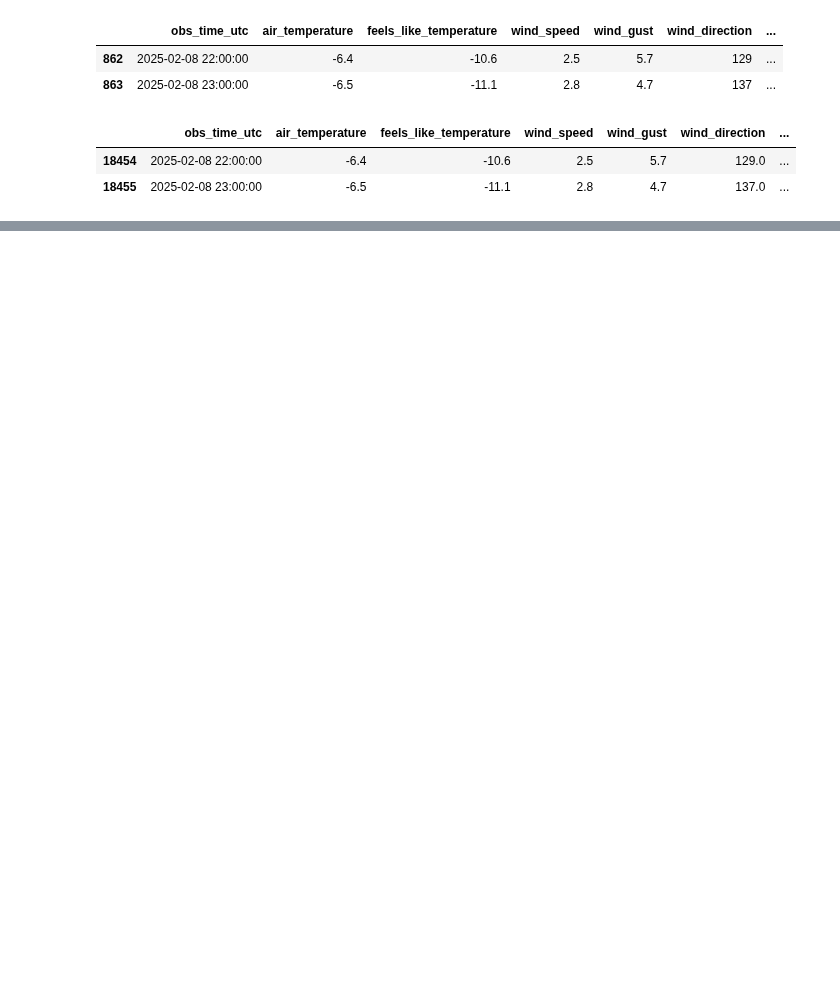
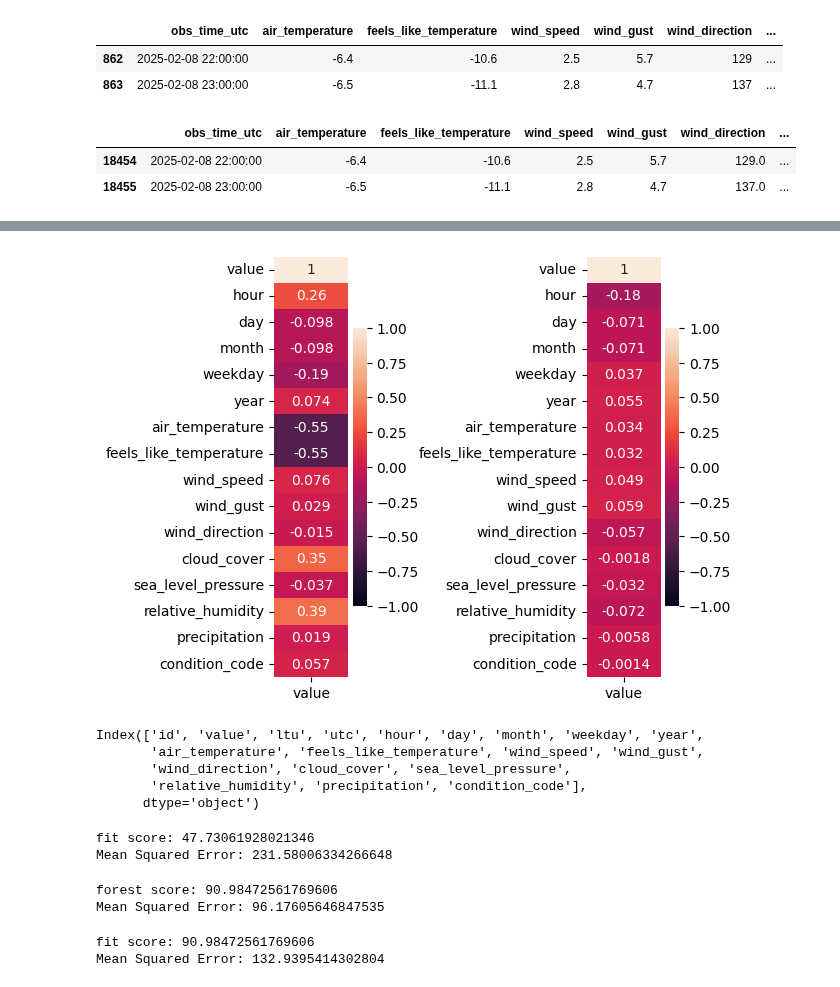
Before and after one commit to ISeeBugsEverywhere/DataScienceNotebooks, a Jupyter notebook: Studentai/Lukas/2025-02-10Paskaita.ipynb, the cells around one changed output, grey strips where cells are left out. Drawn from its saved outputs; the diff is of its cells as text; code cells hidden in the pictures; blank space fills up the shorter version.

```diff
--- a/Studentai/Lukas/2025-02-10Paskaita.ipynb
+++ b/Studentai/Lukas/2025-02-10Paskaita.ipynb
@@ -325,0 +348,8 @@ data['condition_code'] = l
+# %%
+fig, (ax1, ax2) = plt.subplots(1, 2)
+sns.heatmap(data=data_sm.drop(columns=['id', 'utc', 'ltu']).corr()['value'].to_frame(), vmin=-1, vmax=1, annot=True, ax=ax1)
+sns.heatmap(data=data_st.drop(columns=['id', 'utc', 'ltu']).corr()['value'].to_frame(), vmin=-1, vmax=1, annot=True, ax=ax2)
+plt.tight_layout()
+plt.show()
+# %% [output]
+[figure, added]
@@ -325,0 +363,59 @@ data['condition_code'] = l
+# %%
+df_train_sm.columns
+# %% [output]
+Index(['id', 'value', 'ltu', 'utc', 'hour', 'day', 'month', 'weekday', 'year',
+       'air_temperature', 'feels_like_temperature', 'wind_speed', 'wind_gust',
+       'wind_direction', 'cloud_cover', 'sea_level_pressure',
+       'relative_humidity', 'precipitation', 'condition_code'],
+      dtype='object')
+# %%
+# Linear Regression
+X = df_train_sm.drop(columns=['id', 'value', 'ltu', 'utc'])
+y = df_train_sm['value'].values      # target
+
+X_train, X_test, y_train, y_test = train_test_split(X, y, test_size=0.2, random_state=42)
+
+fit = LinearRegression().fit(X_train, y_train)
+y_pred = fit.predict(X_test)
+fit_score = fit.score(X_test, y_test) *100.0
+print(f'fit score: {fit_score}')
+
+mse = np.sqrt(mean_squared_error(y_test, y_pred))
+print(f"Mean Squared Error: {mse}")
+# %% [output]
+fit score: 47.73061928021346
+Mean Squared Error: 231.58006334266648
+# %%
+# forest
+X = df_train_sm.drop(columns=['id', 'value', 'ltu', 'utc'])
+y = df_train_sm['value'].values      # target
+X_train, X_test, y_train, y_test = train_test_split(X, y, test_size=0.2, random_state=42)
+
+forest = RandomForestRegressor()
+forest.fit(X_train, y_train)
+y_pred = forest.predict(X_test)
+forest_score = forest.score(X_test, y_test) *100.0
+print(f'forest score: {forest_score}')
+
+mse = np.sqrt(mean_squared_error(y_test, y_pred))
+print(f"Mean Squared Error: {mse}")
+# %% [output]
+forest score: 90.98472561769606
+Mean Squared Error: 96.17605646847535
+# %%
+# tree
+X = df_train_sm.drop(columns=['id', 'value', 'ltu', 'utc'])
+y = df_train_sm['value'].values      # target
+X_train, X_test, y_train, y_test = train_test_split(X, y, test_size=0.2, random_state=42)
+
+regressor = DecisionTreeRegressor(random_state=23)
+regressor.fit(X_train, y_train)
+y_pred = regressor.predict(X_test)
+tree_reg_score = forest.score(X_test, y_test) *100.0
+print(f'fit score: {tree_reg_score}')
+
+mse = np.sqrt(mean_squared_error(y_test, y_pred))
+print(f"Mean Squared Error: {mse}")
+# %% [output]
+fit score: 90.98472561769606
+Mean Squared Error: 132.9395414302804
```
Also changed, not shown: parts of 27 cells of this notebook.
